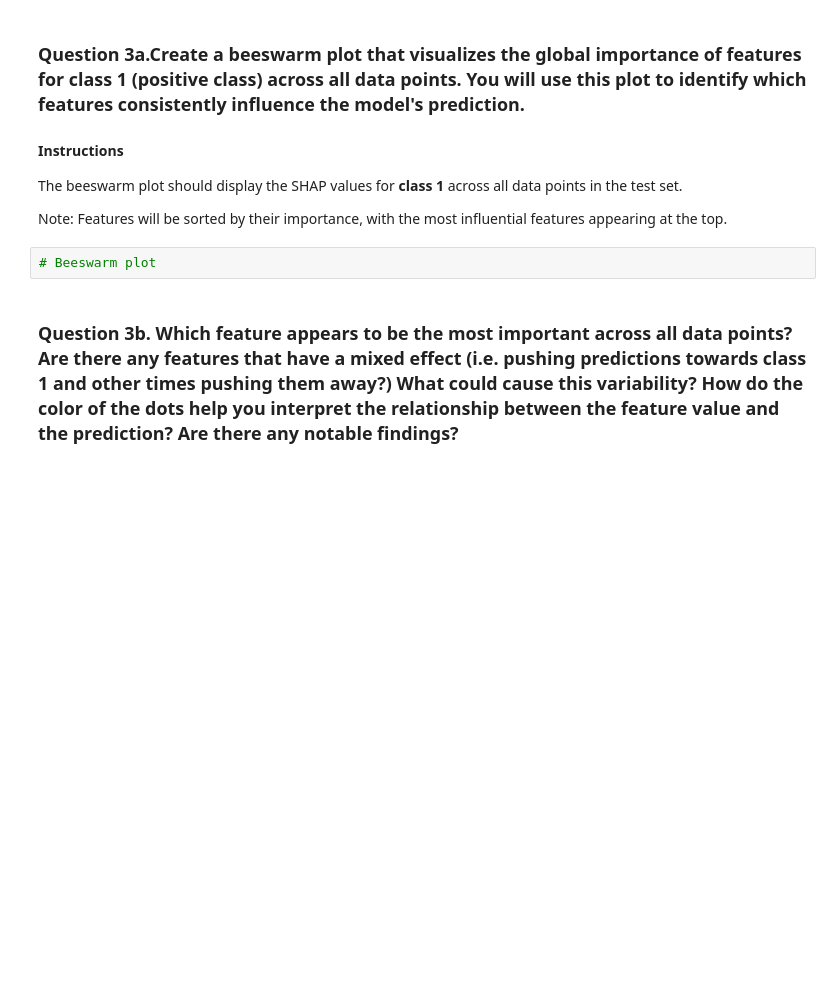
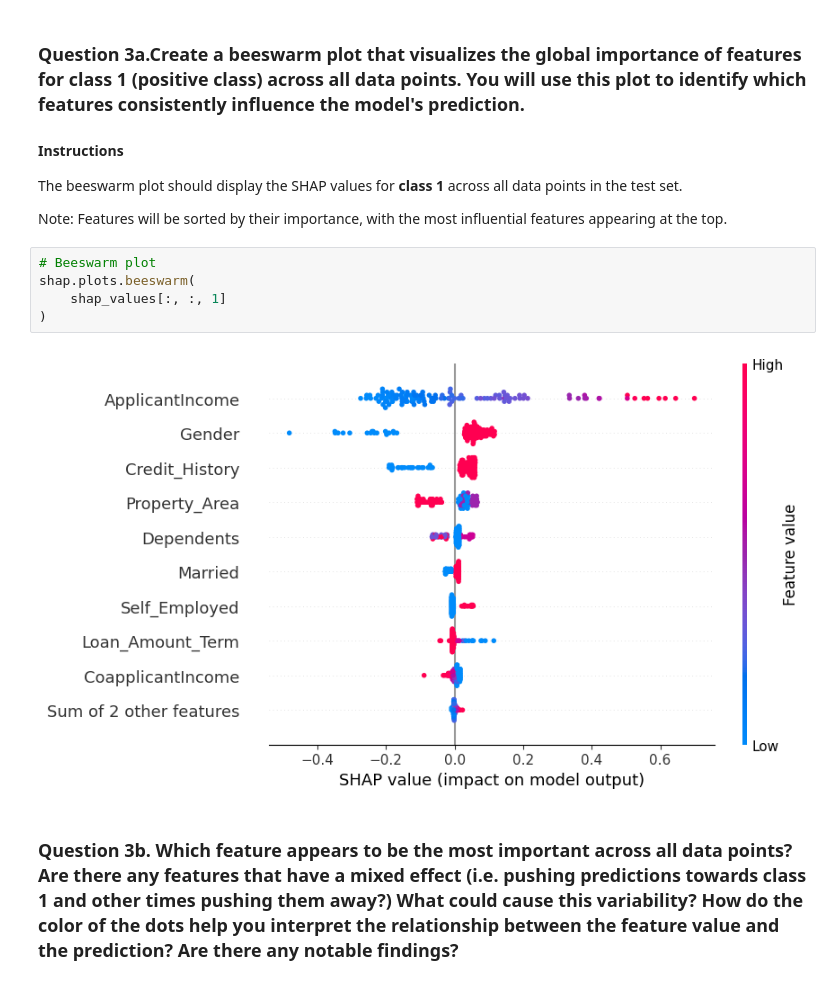
Before and after one commit to JagdishMane/applications-of-artificial-intelligence, a Jupyter notebook: 08-Ethics/05-explainability-transperancy-fairness/Assignment/assignment_5.1_notebook.ipynb, the cells around one changed output. Cells and saved outputs as stored; diff of their text form; blank space fills up the shorter version.

```diff
--- a/08-Ethics/05-explainability-transperancy-fairness/Assignment/assignment_5.1_notebook.ipynb
+++ b/08-Ethics/05-explainability-transperancy-fairness/Assignment/assignment_5.1_notebook.ipynb
@@ -225,6 +252,11 @@ The beeswarm plot should display the SHAP values for <b> class 1</b> across all
    Note: Features will be sorted by their importance, with the most influential features appearing at the top.
 # %%
 # Beeswarm plot
+shap.plots.beeswarm(
+    shap_values[:, :, 1]
+)
+# %% [output]
+[figure, added]
 # %% [markdown]
 ### **Question 3b. Which feature appears to be the most important across all data points? Are there any features that have a mixed effect (i.e. pushing predictions towards class 1 and other times pushing them away?) What could cause this variability? How do the color of the dots help you interpret the relationship between the feature value and the prediction? Are there any notable findings?**
 # %% [markdown]
```
Also changed, not shown: parts of 6 cells of this notebook.
